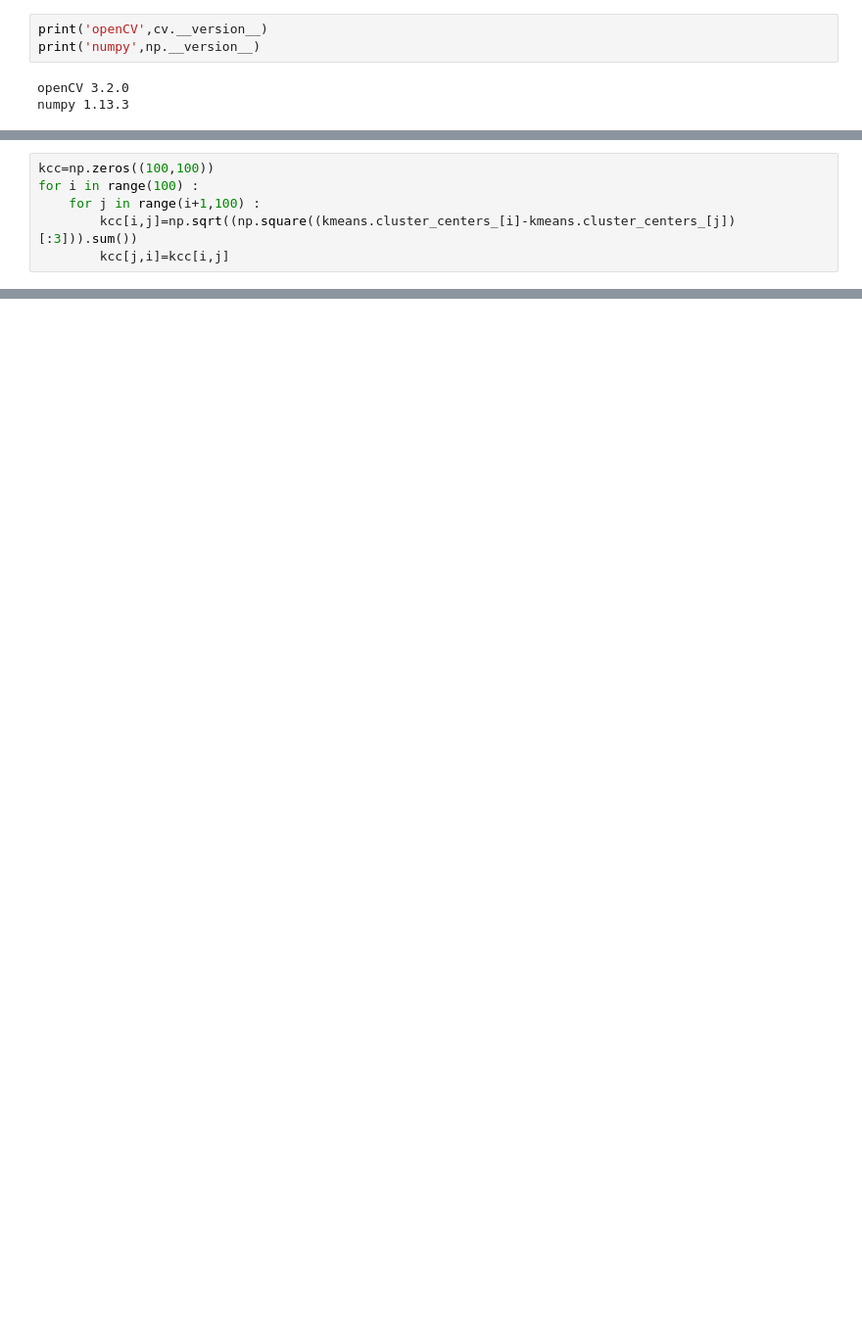
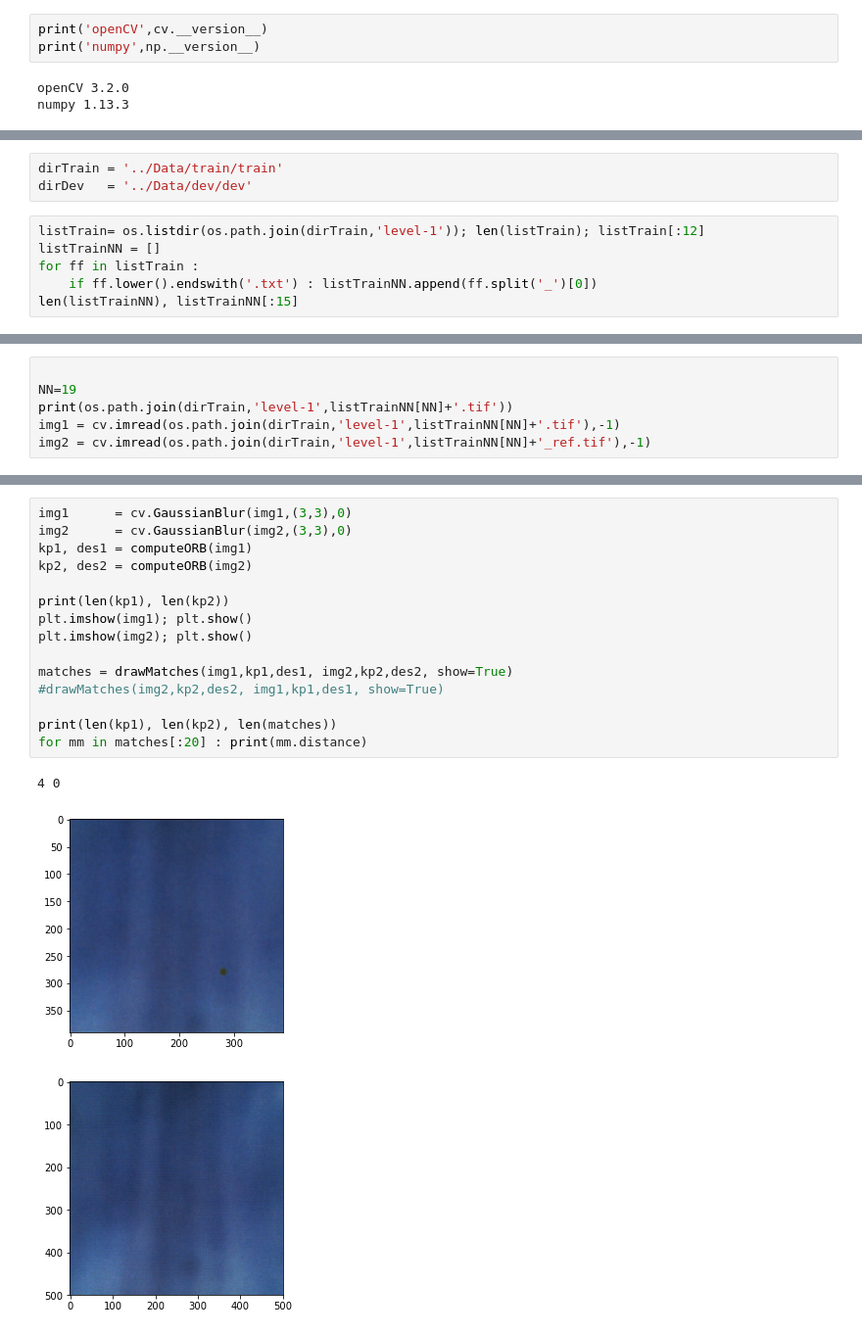
Before and after one commit to SorokinV/2018-TopCoder-Konika-Minolta, a Jupyter notebook: Jupyter/CM-V01.ipynb, the cells around one changed output, grey strips where cells are left out. Shown at 98% size. Drawn from its saved outputs; the diff is of its cells as text; blank space fills up the shorter version.

```diff
--- a/Jupyter/CM-V01.ipynb
+++ b/Jupyter/CM-V01.ipynb
@@ -317,6 +17,0 @@ array([[   7.01433692,  410.20430108,  611.82078853,   34.65232975],
-# %%
-kcc=np.zeros((100,100))
-for i in range(100) :
-    for j in range(i+1,100) :
-        kcc[i,j]=np.sqrt((np.square((kmeans.cluster_centers_[i]-kmeans.cluster_centers_[j])[:3])).sum())
-        kcc[j,i]=kcc[i,j]
@@ -331,0 +18,9 @@ len(yData),tData[(lData>30)].max(),lData.max()
+# %%
+dirTrain = '../Data/train/train'
+dirDev   = '../Data/dev/dev'
+# %%
+listTrain= os.listdir(os.path.join(dirTrain,'level-1')); len(listTrain); listTrain[:12]
+listTrainNN = []
+for ff in listTrain :
+    if ff.lower().endswith('.txt') : listTrainNN.append(ff.split('_')[0])
+len(listTrainNN), listTrainNN[:15]
@@ -331,0 +93,6 @@ len(yData),tData[(lData>30)].max(),lData.max()
+# %%
+
+NN=19
+print(os.path.join(dirTrain,'level-1',listTrainNN[NN]+'.tif'))
+img1 = cv.imread(os.path.join(dirTrain,'level-1',listTrainNN[NN]+'.tif'),-1)
+img2 = cv.imread(os.path.join(dirTrain,'level-1',listTrainNN[NN]+'_ref.tif'),-1)
@@ -331,0 +101,19 @@ len(yData),tData[(lData>30)].max(),lData.max()
+# %%
+img1      = cv.GaussianBlur(img1,(3,3),0)
+img2      = cv.GaussianBlur(img2,(3,3),0)
+kp1, des1 = computeORB(img1)
+kp2, des2 = computeORB(img2)
+
+print(len(kp1), len(kp2))
+plt.imshow(img1); plt.show()
+plt.imshow(img2); plt.show()
+
+matches = drawMatches(img1,kp1,des1, img2,kp2,des2, show=True)
+#drawMatches(img2,kp2,des2, img1,kp1,des1, show=True)
+
+print(len(kp1), len(kp2), len(matches))
+for mm in matches[:20] : print(mm.distance)
+# %% [output]
+4 0
+[figure, added]
+[figure, added]
```
Also changed, not shown: parts of 30 cells of this notebook.
